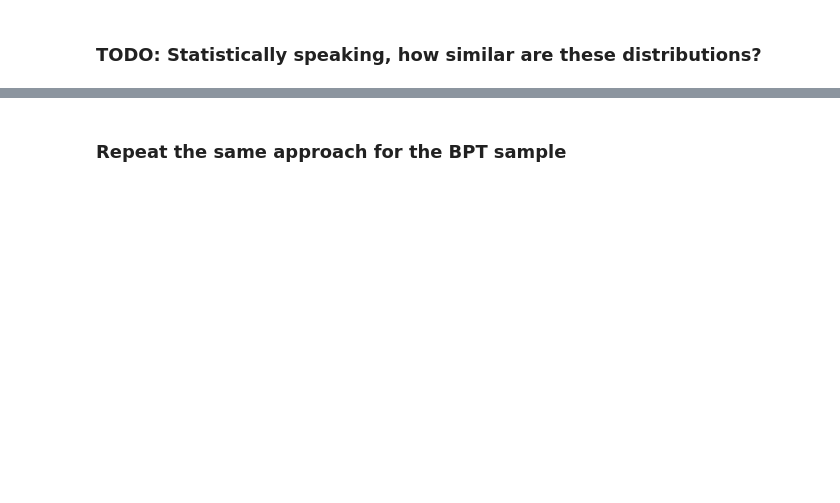
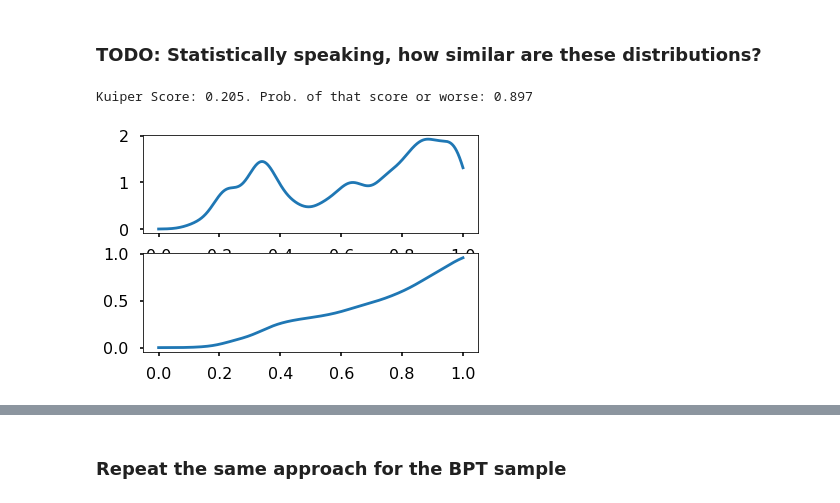
Before and after one commit to mwalmsley/find_agn, a Jupyter notebook: AGN v Bar MVP.ipynb, the cells around one changed output, grey strips where cells are left out. Cells and saved outputs as stored; diff of their text form; code cells hidden in the pictures; blank space fills up the shorter version.

```diff
--- a/AGN v Bar MVP.ipynb
+++ b/AGN v Bar MVP.ipynb
@@ -562,2 +578,33 @@ fig.tight_layout()
 # %% [markdown]
 ### TODO: Statistically speaking, how similar are these distributions?
+# %%
+def kde_to_cdf(kde, test_range, visualise=False):
+    kde_sums = np.ones_like(test_range)
+    for sample_n, sample in enumerate(test_range):
+        kde_sums[sample_n] = kde.integrate_box_1d(low=test_range.min(), high=sample)
+        cdf = interp1d(test_range, kde_sums)
+    if visualise:
+        plt.plot(test_range, kde_sums)
+    return cdf
+# %%
+def kuiper_test(sample, possible_parent, parent_bw=None, visualise=False, show_score=False):
+    # see http://docs.astropy.org/en/stable/api/astropy.stats.kuiper.html#astropy.stats.kuiper
+    # see http://www.aip.de/groups/soe/local/numres/bookcpdf/c14-3.pdf
+
+    parent_kde = gaussian_kde(possible_parent, bw_method=parent_bw)
+    test_range = np.linspace(0.0, 1.0, 5000)
+    parent_cdf = kde_to_cdf(parent_kde, test_range)
+    raw_score, p_of_score = stats.kuiper(data=sample, cdf=parent_cdf)
+
+    if visualise:
+        fig, (ax1, ax2) = plt.subplots(nrows=2)
+        ax1.plot(test_range, parent_kde(test_range))
+        ax2.plot(test_range, parent_cdf(test_range))
+    if show_score:
+        print('Kuiper Score: {:.3}. Prob. of that score or worse: {:.3}'.format(raw_score, p_of_score))
+    return raw_score, p_of_score
+# %%
+raw_value, p_value = kuiper_test(sample=lerg['p_bar'], possible_parent=sf_matched['p_bar'], parent_bw=0.15, show=True)
+# %% [output]
+Kuiper Score: 0.205. Prob. of that score or worse: 0.897
+[figure, added]
```
Also changed, not shown: parts of 34 cells of this notebook.
